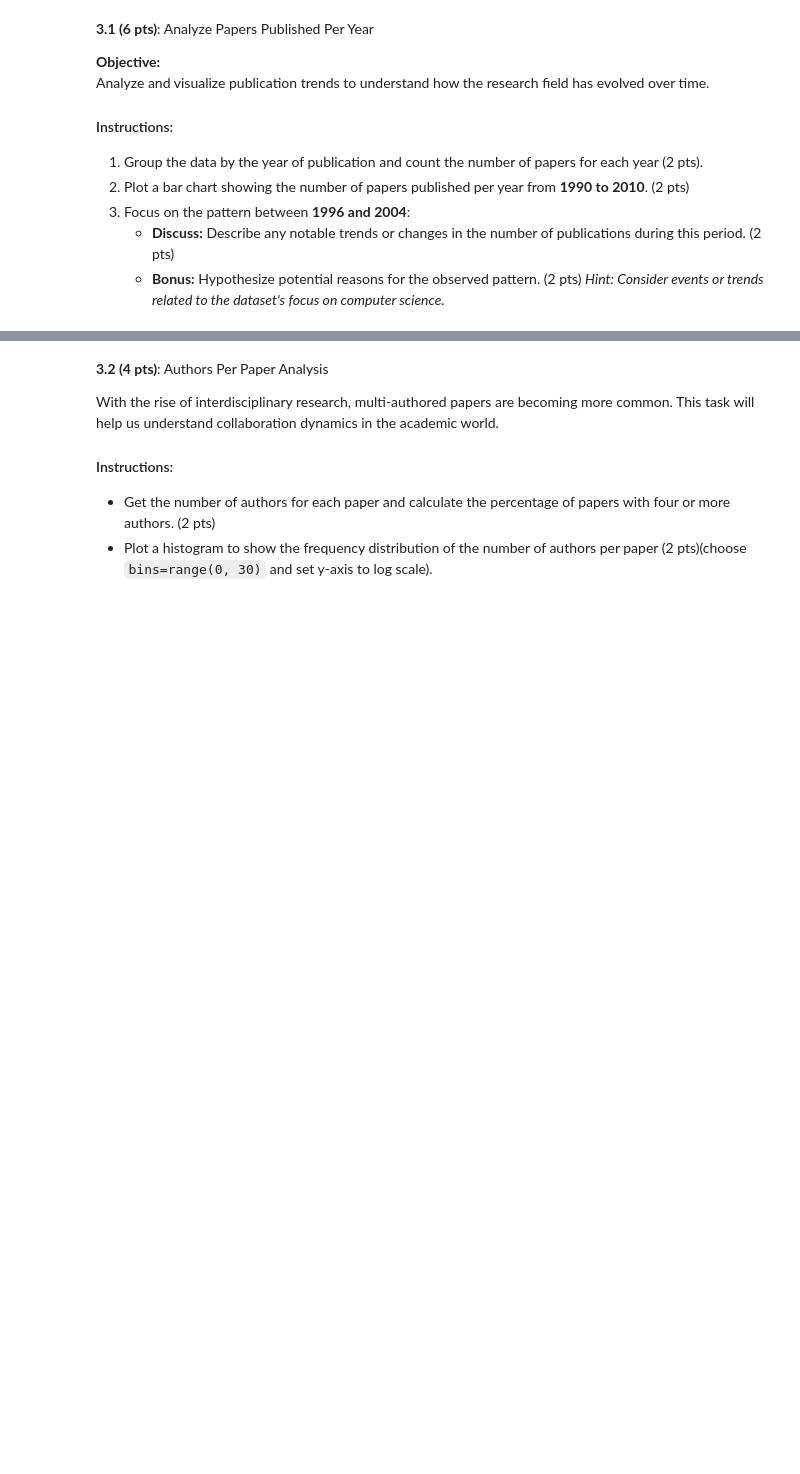
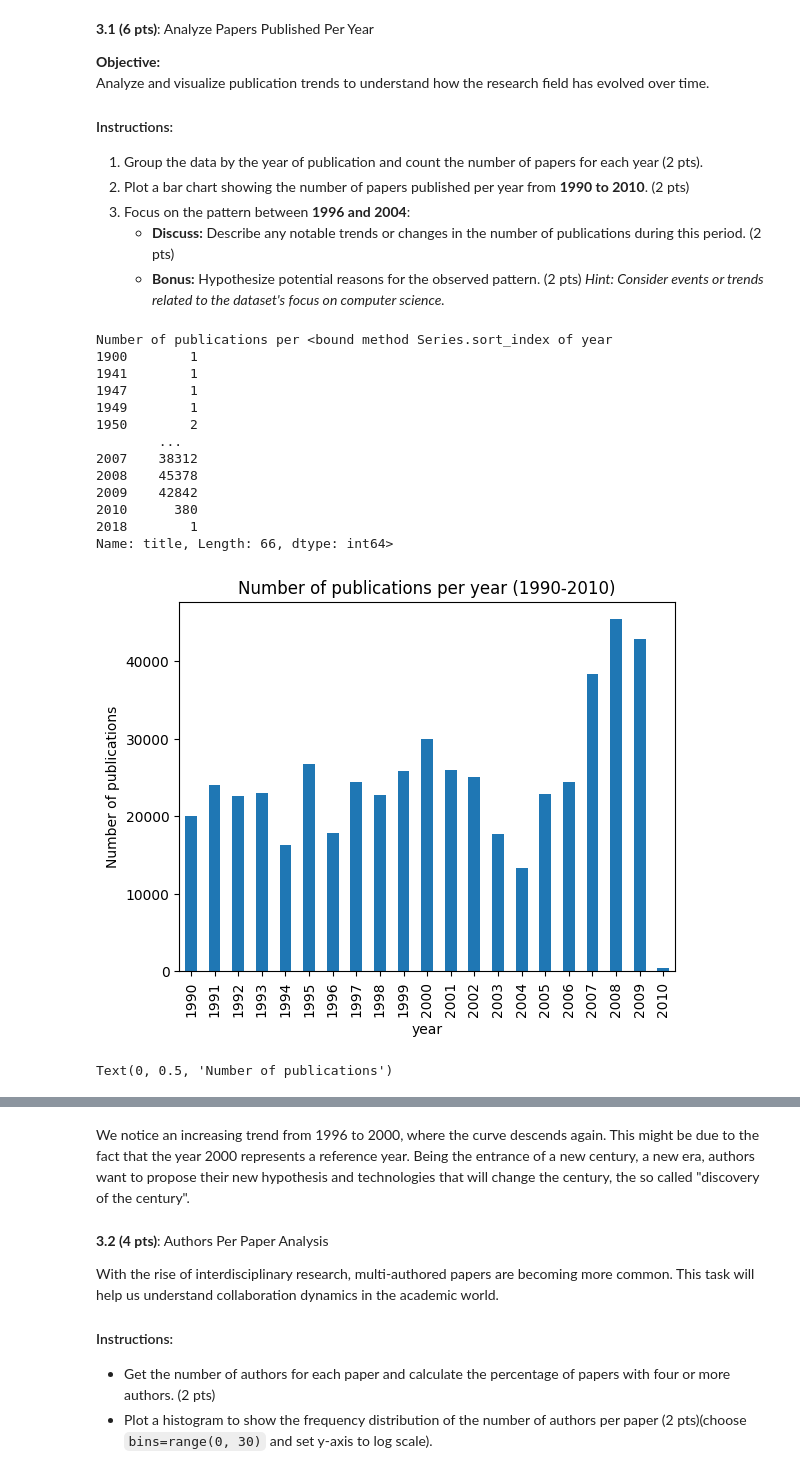
Before and after one commit to sevesoletizia/ADA, a Jupyter notebook: Exam/exam '24/exam SOL LETI.ipynb, the cells around one changed output, grey strips where cells are left out. Cells and saved outputs as stored; diff of their text form; code cells hidden in the pictures; blank space fills up the shorter version.

```diff
--- a/Exam/exam '24/exam SOL LETI.ipynb
+++ b/Exam/exam '24/exam SOL LETI.ipynb
@@ -515,0 +498,36 @@ Analyze and visualize publication trends to understand how the research field ha
+# %%
+# (1)
+df['year'] = df['year'].astype('Int64')
+print('Number of publications per',df.groupby("year")["title"].count().sort_index)
+
+# (2)
+df_90_10 = df[(df['year'] >= 1990) & (df['year'] <= 2010)]
+#print(df_90_10['year'].unique())
+df_90_10_c = df_90_10.groupby("year")["title"].count()
+df_90_10_c.plot.bar(y=df_90_10_c)
+plt.title("Number of publications per year (1990-2010)")
+plt.ylabel("Number of publications")
+plt.show()
+
+# (3)
+df_96_04 = df[(df['year'] >= 1996) & (df['year'] <= 2004)]
+df_96_04_c = df_96_04.groupby("year")["title"].count()
+df_96_04_c.plot.bar(y=df_96_04_c)
+plt.title("Number of publications per year (1996-2004)")
+plt.ylabel("Number of publications")
+# %% [output]
+Number of publications per <bound method Series.sort_index of year
+1900        1
+1941        1
+1947        1
+1949        1
+1950        2
+        ...
+2007    38312
+2008    45378
+2009    42842
+2010      380
+2018        1
+Name: title, Length: 66, dtype: int64>
+[figure, added]
+Text(0, 0.5, 'Number of publications')
@@ -516,3 +535,5 @@ Analyze and visualize publication trends to understand how the research field ha
+# %% [markdown]
+We notice an increasing trend from 1996 to 2000, where the curve descends again. This might be due to the fact that the year 2000 represents a reference year. Being the entrance of a new century, a new era, authors want to propose their new hypothesis and technologies that will change the century, the so called "discovery of the century".
 # %% [markdown]
 **3.2 (4 pts)**: Authors Per Paper Analysis
 
```
Also changed, not shown: parts of 33 cells of this notebook, 4 other files.
